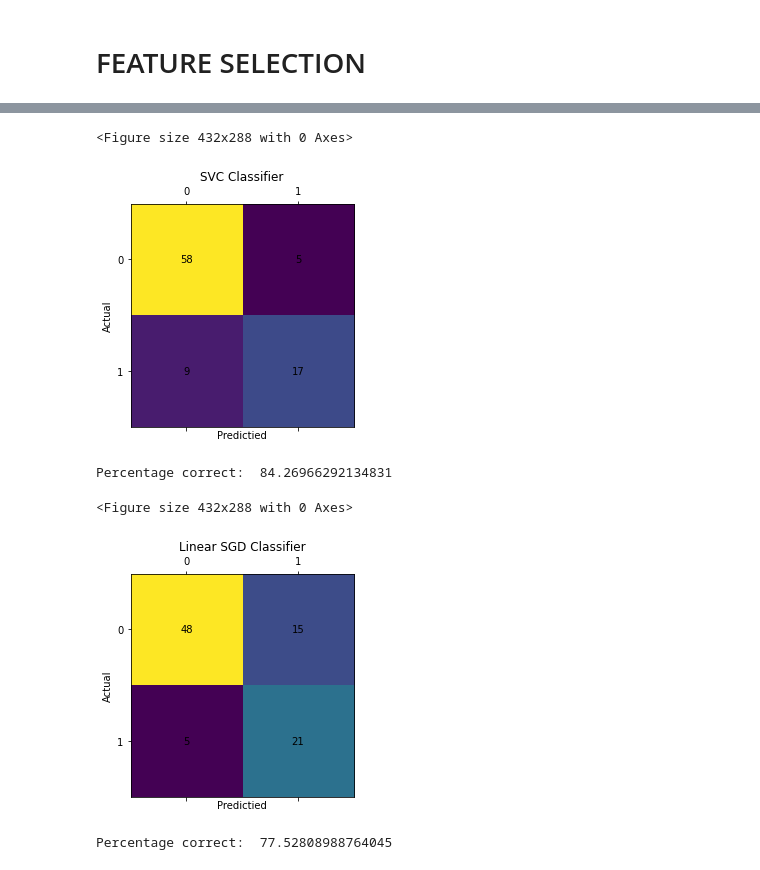
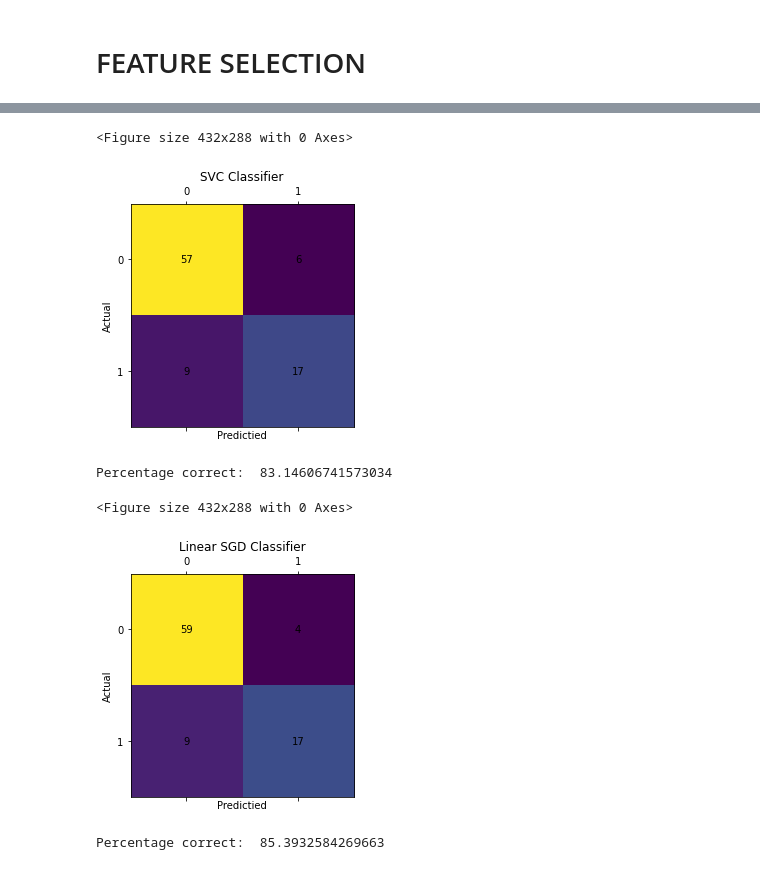
Before and after one commit to freshfish70/machine_learning, a Jupyter notebook: Diabetes.ipynb, the cells around one changed output, grey strips where cells are left out. Cells and saved outputs as stored; diff of their text form; code cells hidden in the pictures.

```diff
--- a/Diabetes.ipynb
+++ b/Diabetes.ipynb
@@ -176,7 +176,7 @@ def plot_matrix(title, matrix):
 # %% [markdown]
 # FEATURE SELECTION
 # %%
-FEATURES = 4
+FEATURES = 5
 
 # xtrain_standard_labeled
 # xtrain_normal
@@ -224,9 +224,9 @@ predicter = Sequential()
 # predicter.add(Dense(units= 15, activation='relu', name='hidden2'))
 # predicter.add(Dense(units= 1, activation='tanh',name='Output'))
 # kbest
-predicter.add(Dense(units=15, activation='relu', input_dim=FEATURES, name='Input'))
-predicter.add(Dense(units= 20, activation='relu', name='hidden'))
-predicter.add(Dense(units= 15, activation='softmax', name='hidden2'))
+predicter.add(Dense(units=FEATURES*2, activation='relu', input_dim=FEATURES, name='Input'))
+predicter.add(Dense(units= 10, activation='relu', name='hidden'))
+predicter.add(Dense(units= 5, activation='relu', name='hidden2'))
 predicter.add(Dense(units= 1, activation='sigmoid',name='Output'))
 # - BINARY
 # binary_crossentropy - 2 classes
@@ -237,34 +237,34 @@ predicter.add(Dense(units= 1, activation='sigmoid',name='Output'))
 # mean_squared_error
 # mean_absolute_error
 predicter.compile(optimizer='nadam', loss='binary_crossentropy', metrics=['accuracy'])
 
 # CONFUSION MATRIX
 svc_clf = SVC(random_state=42,kernel='rbf', C=2200, gamma=0.0001)
 svc_clf.fit(x_train, y_train)
 y_predSVC = svc_clf.predict(x_test)
 svc_clf.get_params
 
 cm = confusion_matrix(y_true=y_test, y_pred=y_predSVC)
 plot_matrix("SVC Classifier", cm)
 print_percent_correct(y_predSVC, y_test)
 
 # Linear SDG classifier using SVM(Support vector machine)
 sgd_clf = SGDClassifier(random_state=42, max_iter=2000, tol=0.001)
 sgd_clf.fit(x_train, y_train)
 y_predSDG = sgd_clf.predict(x_test)
 
 
 # Confusion SGD
 cm2 = confusion_matrix(y_true=y_test, y_pred=y_predSDG)
 plot_matrix("Linear SGD Classifier", cm2)
 print_percent_correct(y_predSDG, y_test)
 
 # what are scores for the features
 # %% [output]
 <Figure size 432x288 with 0 Axes>
 [figure]
-Percentage correct:  84.26966292134831
+Percentage correct:  83.14606741573034
 <Figure size 432x288 with 0 Axes>
-[figure, old version]
+[figure, new version]
-Percentage correct:  77.52808988764045
+Percentage correct:  85.3932584269663
 # %%
```
Also changed, not shown: parts of 5 cells of this notebook.
